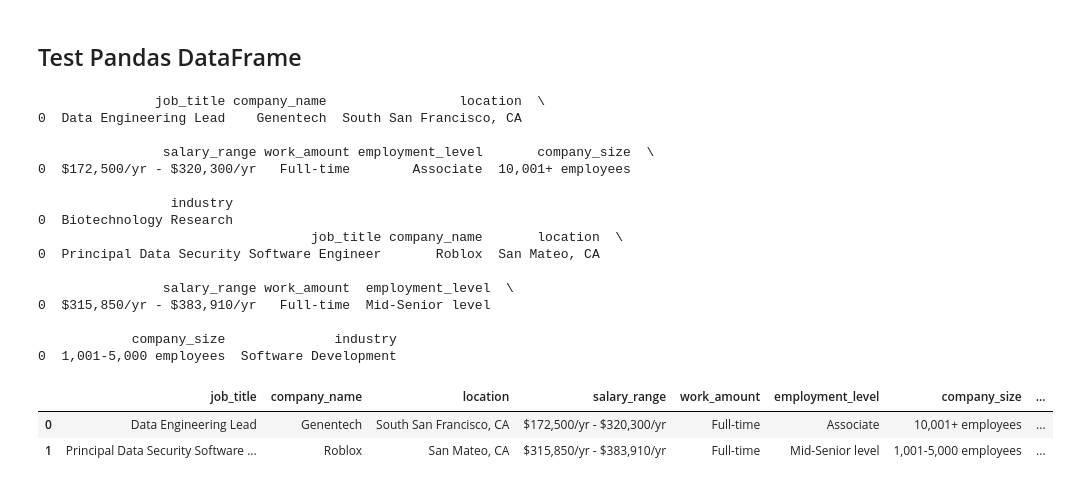
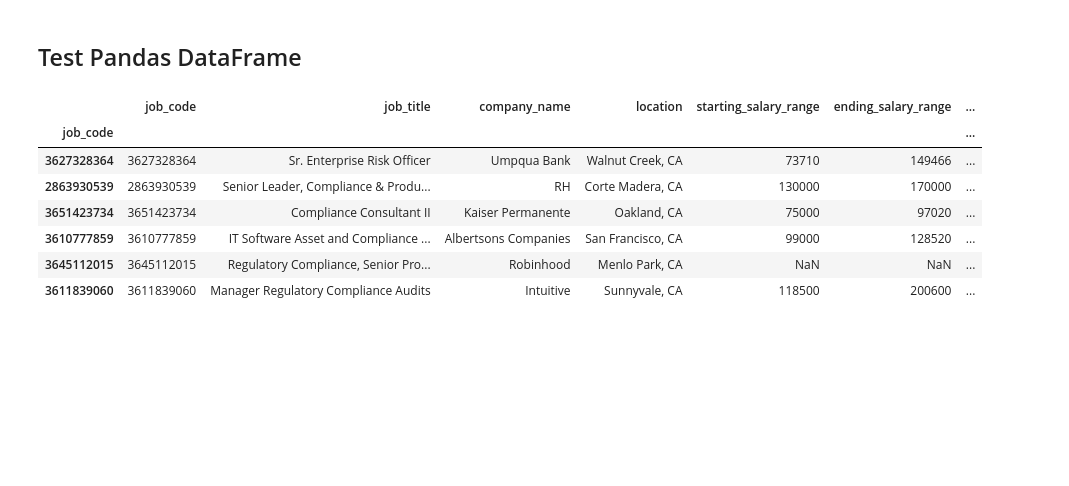
Before and after one commit to CulleyHarrelson/JAL, a Jupyter notebook: JobAppLog.ipynb, the cells around one changed output. Saved outputs shown, nothing was run; the diff lists cells and outputs as text; code cells hidden in the pictures; blank space fills up the shorter version.

```diff
--- a/JobAppLog.ipynb
+++ b/JobAppLog.ipynb
@@ -117,38 +215,28 @@ os.remove(os.path.join(directories["raw"], '1234.txt'))
 ## Test Pandas DataFrame
 # %%
 import pandas as pd
-def append_json_files_to_df(directory):
-    #df = pd.DataFrame()
-    app_attributes=['job_title', 'company_name', 'location', 'salary_range', 'work_amount', 'employment_level', 'company_size', 'industry']
-    df = pd.DataFrame(columns=app_attributes)
+def compile_dataframe(directory):
+    df_columns=['job_code', 'job_title', 'company_name', 'location', 'starting_salary_range', 'ending_salary_range', 'experience_level', 'job_type', 'company_size', 'industry', 'application_date', 'applicants']
+    df = pd.DataFrame(columns=df_columns)
     for file in os.listdir(directory):
         if file.endswith('.json'):
             with open(os.path.join(directory,  file)) as f:
-                new_data = pd.DataFrame(json.load(f)['job'])
-                df = pd.concat([df, new_data], ignore_index=True)
+                new_data = pd.read_json(os.path.join(directory,  file), orient='index')
+                df = pd.concat([df, new_data])
+    df.set_index('job_code', inplace=True, drop=False)
+    df.to_json('JAL.json', orient='index', indent=6)
     return df
 
 
-df = append_json_files_to_df('jobs')
+df = compile_dataframe('jobs/json')
 
-df.head()
+df.head(100)
 # %% [output]
-               job_title company_name                 location  \
-0  Data Engineering Lead    Genentech  South San Francisco, CA
-
-                salary_range work_amount employment_level       company_size  \
-0  $172,500/yr - $320,300/yr   Full-time        Associate  10,001+ employees
-
-                 industry
-0  Biotechnology Research
-                                   job_title company_name       location  \
-0  Principal Data Security Software Engineer       Roblox  San Mateo, CA
-
-                salary_range work_amount  employment_level  \
-0  $315,850/yr - $383,910/yr   Full-time  Mid-Senior level
-
-            company_size              industry
-0  1,001-5,000 employees  Software Development
-|  | job_title | company_name | location | salary_range | work_amount | employment_level | company_size | ... |
-| 0 | Data Engineering Lead | Genentech | South San Francisco, CA | $172,500/yr - $320,300/yr | Full-time | Associate | 10,001+ employees | ... |
-| 1 | Principal Data Security Software ... | Roblox | San Mateo, CA | $315,850/yr - $383,910/yr | Full-time | Mid-Senior level | 1,001-5,000 employees | ... |
+|  | job_code | job_title | company_name | location | starting_salary_range | ending_salary_range | ... |
+| job_code |  |  |  |  |  |  | ... |
+| 3627328364 | 3627328364 | Sr. Enterprise Risk Officer | Umpqua Bank | Walnut Creek, CA | 73710 | 149466 | ... |
+| 2863930539 | 2863930539 | Senior Leader, Compliance & Produ... | RH | Corte Madera, CA | 130000 | 170000 | ... |
+| 3651423734 | 3651423734 | Compliance Consultant II | Kaiser Permanente | Oakland, CA | 75000 | 97020 | ... |
+| 3610777859 | 3610777859 | IT Software Asset and Compliance ... | Albertsons Companies | San Francisco, CA | 99000 | 128520 | ... |
+| 3645112015 | 3645112015 | Regulatory Compliance, Senior Pro... | Robinhood | Menlo Park, CA | NaN | NaN | ... |
+| 3611839060 | 3611839060 | Manager Regulatory Compliance Audits | Intuitive | Sunnyvale, CA | 118500 | 200600 | ... |
```
Also changed, not shown: parts of 6 cells of this notebook, 2 other files.
